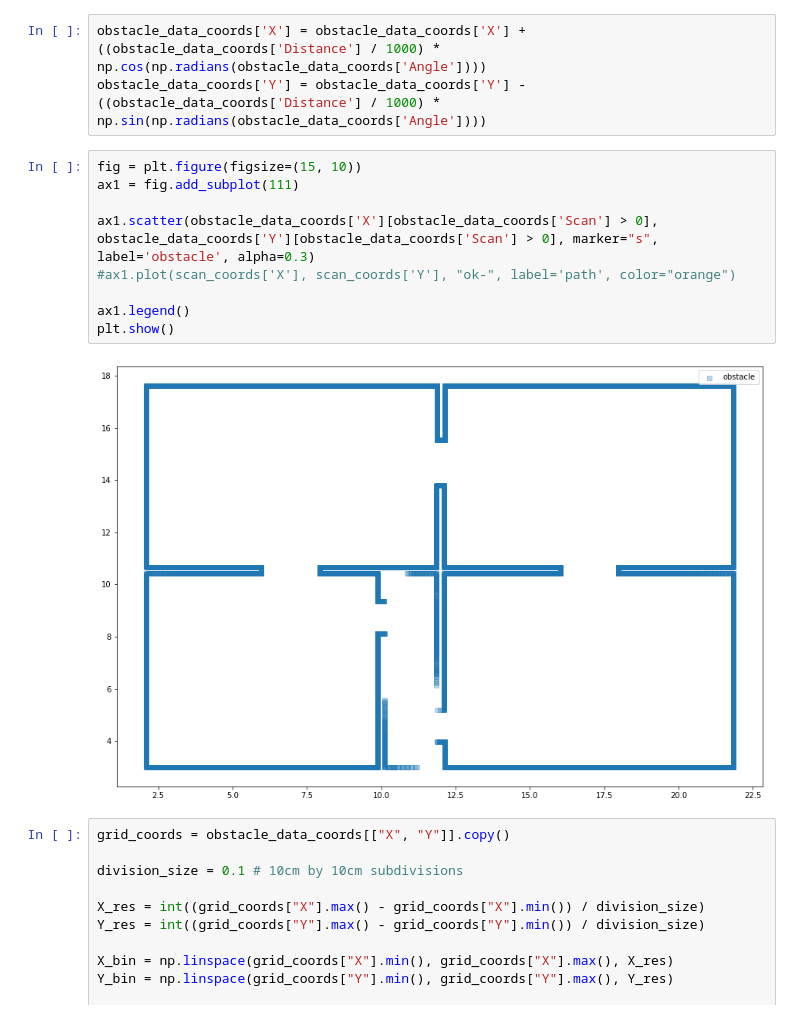
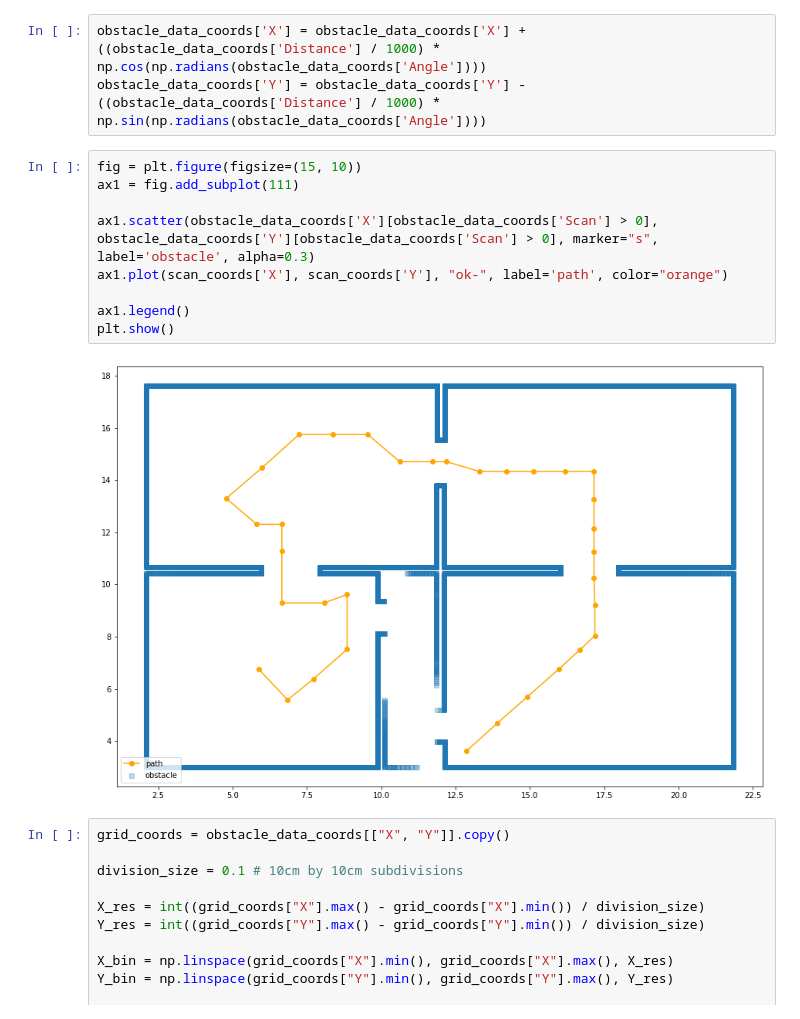
Before and after one commit to EricBizet/drone-flight-pathfinding, a Jupyter notebook: playground.ipynb, the cells around one changed output. Saved outputs shown, nothing was run; the diff lists cells and outputs as text.

```diff
--- a/playground.ipynb
+++ b/playground.ipynb
@@ -110,14 +110,14 @@ obstacle_data_coords['Y'] = obstacle_data_coords['Y'] - ((obstacle_data_coords['
 # %%
 fig = plt.figure(figsize=(15, 10))
 ax1 = fig.add_subplot(111)
 
 ax1.scatter(obstacle_data_coords['X'][obstacle_data_coords['Scan'] > 0], obstacle_data_coords['Y'][obstacle_data_coords['Scan'] > 0], marker="s", label='obstacle', alpha=0.3)
-#ax1.plot(scan_coords['X'], scan_coords['Y'], "ok-", label='path', color="orange")
+ax1.plot(scan_coords['X'], scan_coords['Y'], "ok-", label='path', color="orange")
 
 ax1.legend()
 plt.show()
 # %% [output]
-[figure, old version]
+[figure, new version]
 # %%
 grid_coords = obstacle_data_coords[["X", "Y"]].copy()
 
```
Also changed, not shown: parts of 3 cells of this notebook.
